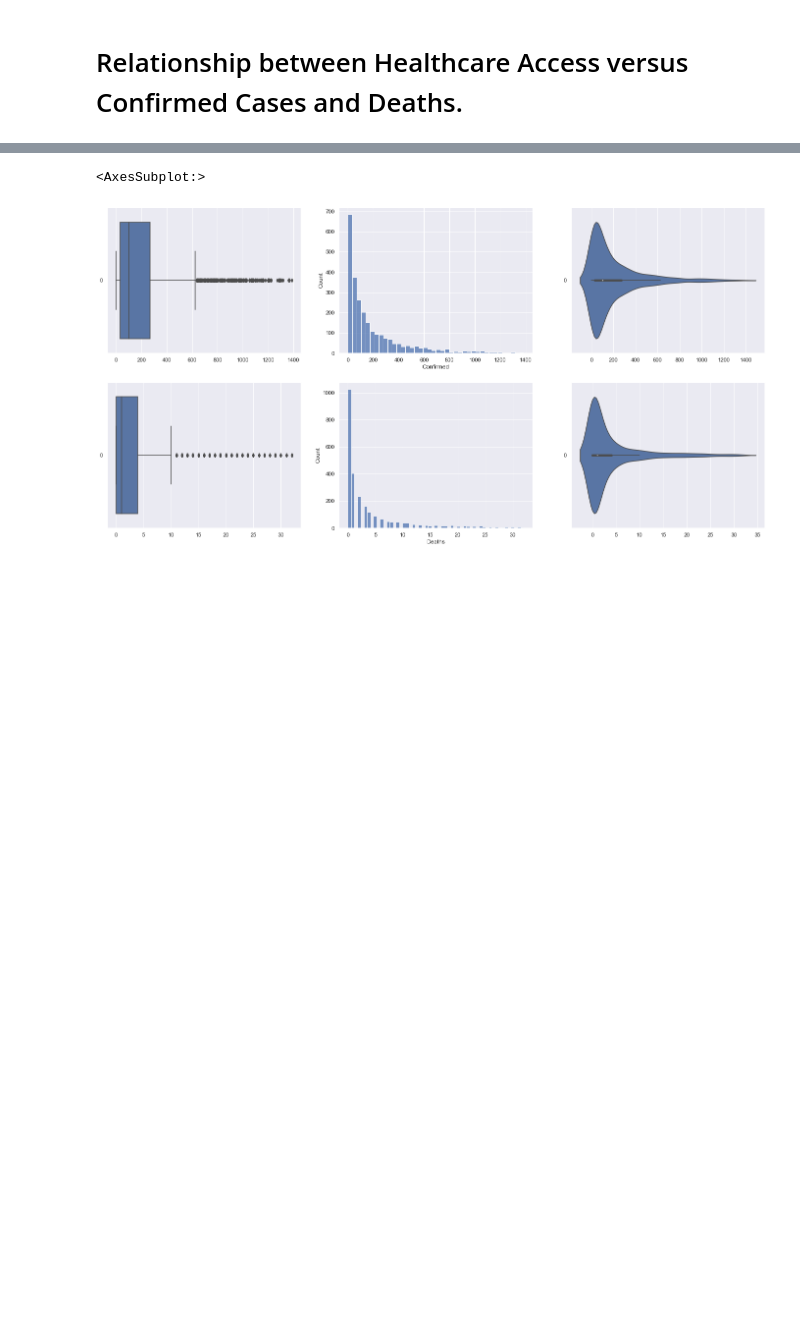
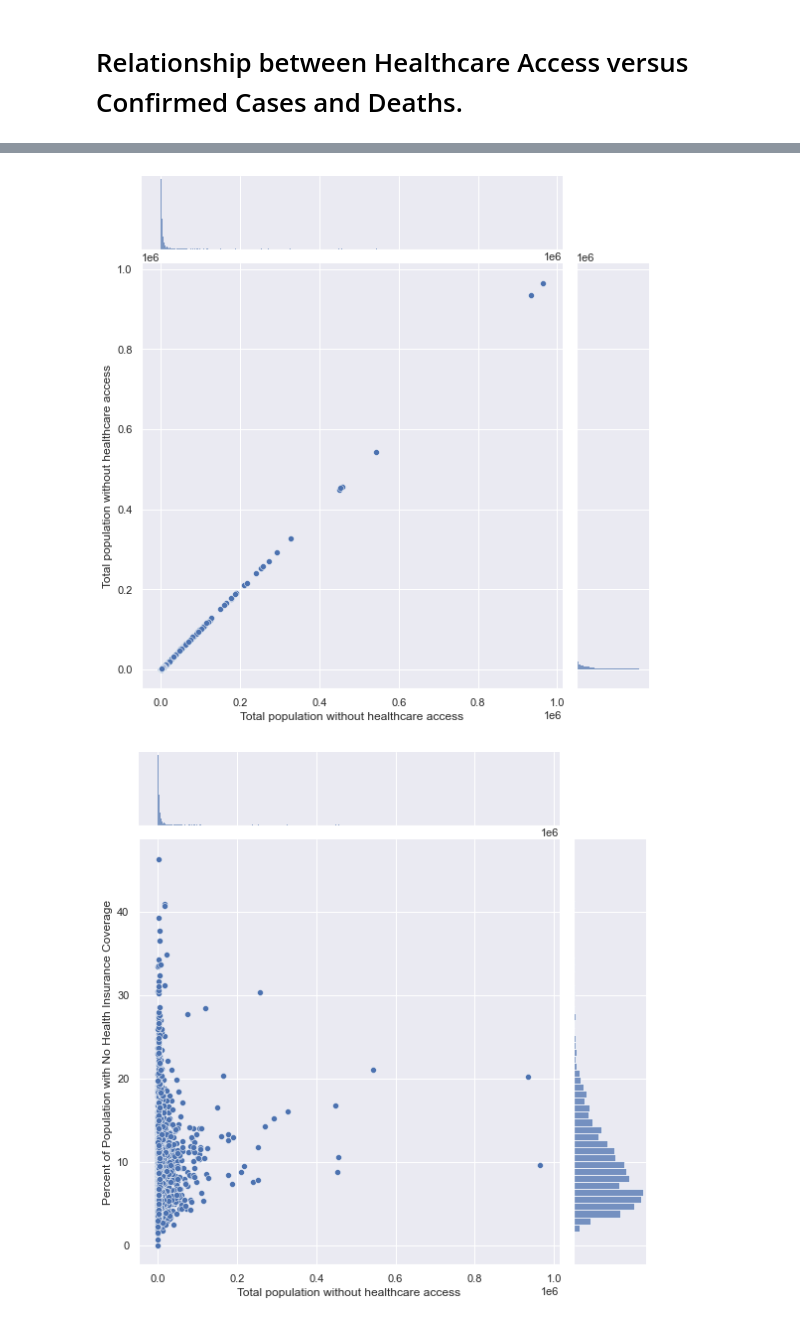
Before and after one commit to FreedomXV/SC1015-Mini-Project, a Jupyter notebook: Healthcare Access EDA/Healthcare Access_Exploratory Analysis .ipynb, the cells around one changed output, grey strips where cells are left out. Saved outputs shown, nothing was run; the diff lists cells and outputs as text; code cells hidden in the pictures; blank space fills up the shorter version.

Commit message:
Updated Healthcare Access EDA

```diff
--- a/Healthcare Access EDA/Healthcare Access_Exploratory Analysis .ipynb
+++ b/Healthcare Access EDA/Healthcare Access_Exploratory Analysis .ipynb
@@ -80,13 +108,6 @@ Now that we have removed the outliers from the dataset, we can now plot the box
 # %%
-f, axes = plt.subplots(2, 3, figsize=(24, 12))
-
-sb.boxplot(data = healdata_wooutliers['Confirmed'], orient = "h", ax = axes[0,0])
-sb.histplot(data = healdata_wooutliers['Confirmed'], ax = axes[0,1])
-sb.violinplot(data = healdata_wooutliers['Confirmed'], orient = "h", ax = axes[0,2])
-
-sb.boxplot(data = healdata_wooutliers['Deaths'], orient = "h", ax = axes[1,0])
-sb.histplot(data = healdata_wooutliers['Deaths'], ax = axes[1,1])
-sb.violinplot(data = healdata_wooutliers['Deaths'], orient = "h", ax = axes[1,2])
+for var in usacovid_health:
+    sb.jointplot(data = usacovid_health, x = "Total population without healthcare access", y = var, height = 8)
 # %% [output]
-<AxesSubplot:>
-[figure, old version]
+[figure, new version]
+[figure, added]
```
Also changed, not shown: parts of 30 cells of this notebook, 1 other file.
